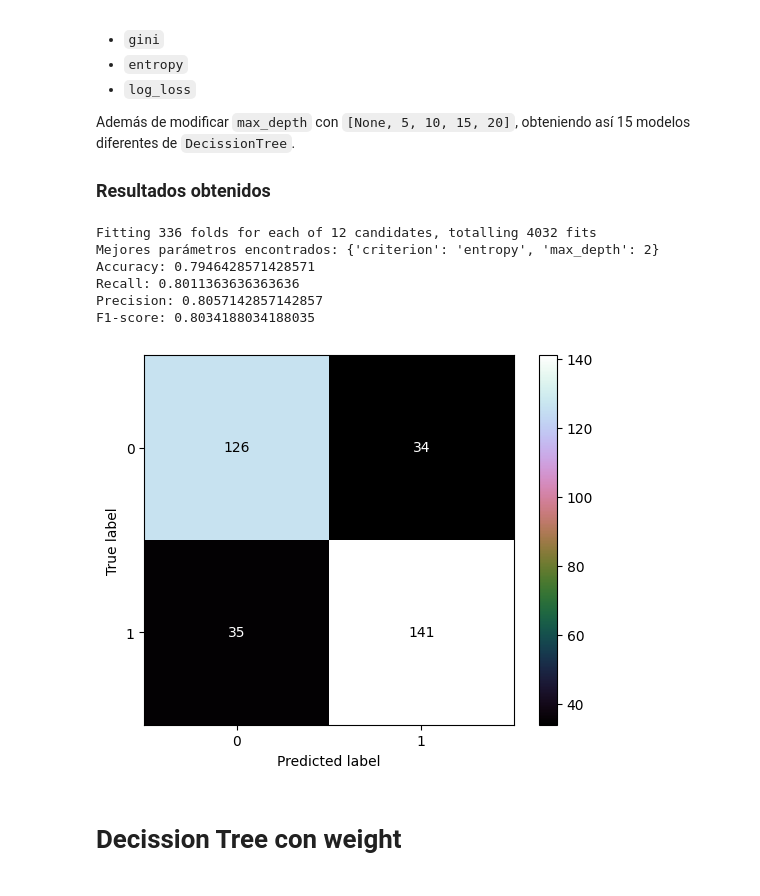
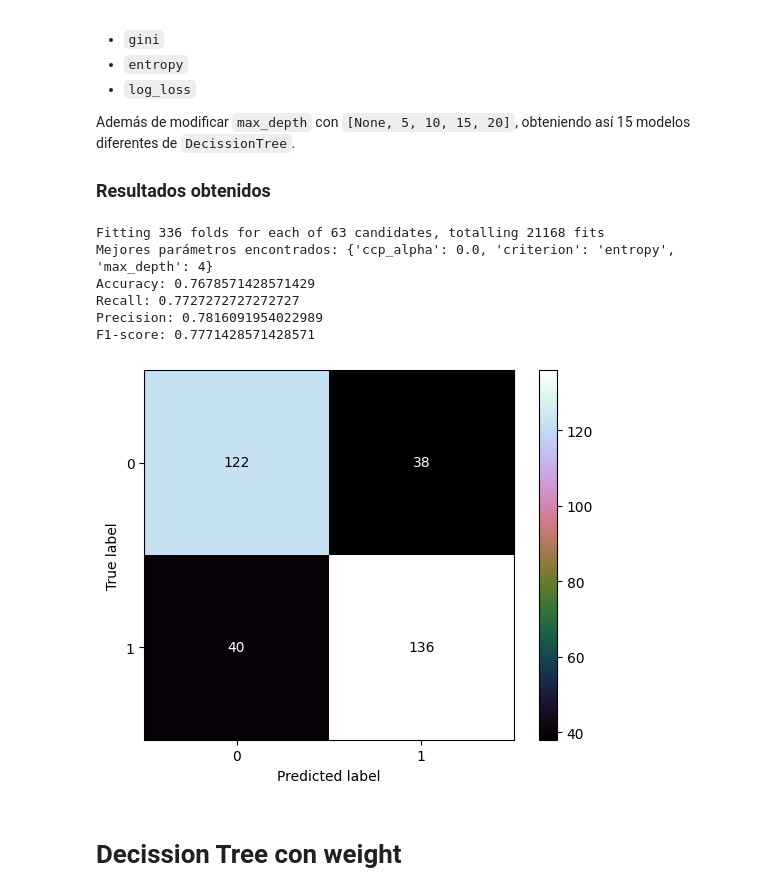
Before and after one commit to JaviDominn/TFG, a Jupyter notebook: Libreta Metodos - GS - Ferrit.ipynb, the cells around one changed output. Drawn from its saved outputs; the diff is of its cells as text; code cells hidden in the pictures.

```diff
--- a/Libreta Metodos - GS - Ferrit.ipynb
+++ b/Libreta Metodos - GS - Ferrit.ipynb
@@ -74,7 +74,8 @@ y = data[target]  # Definimos la columna objetivo
 # Definimos los hiperparámetros para GridSearch
 param_grid = {
     'criterion': ['gini', 'entropy', 'log_loss'],
-    'max_depth': [2, 3, 4, 5] # se ha probado con 6, 7, 8, 9, 10, 15, 20
+    'max_depth': [4, 5,7,10,15,20, None], # se ha probado con 6, 7, 8, 9, 10, 15, 20
+    'ccp_alpha': [0.0,0.5,0.7] # se ha probado con 0.05,0.1,0.2,0.3
 }
 
 # Configuración del modelo base
@@ -122,41 +123,41 @@ for train_index, test_index in LeaveOneOut().split(x):
 actual_combined = np.array(actual_values['binary'])  # Valores reales
 predicted_combined = np.array(predicted_values['binary'])  # Valores predichos
 
 # Calcular matriz de confusión
 cm = confusion_matrix(actual_combined, predicted_combined, labels=best_model.classes_)
 
 # Calcular métricas usando scikit-learn
 accuracy = accuracy_score(actual_combined, predicted_combined)
 recall = recall_score(actual_combined, predicted_combined, average='binary')  # Cambiar promedio según necesidad
 precision = precision_score(actual_combined, predicted_combined, average='binary')
 f_measure = f1_score(actual_combined, predicted_combined, average='binary')
 
 # Almacenamos las métricas calculadas
-results['DecisionTree'][f"Best Model - criterion: {best_params['criterion']}, max_depth: {best_params['max_depth']}, average: binary"] = {
+results['DecisionTree'][f"Best Model - criterion: {best_params['criterion']}, max_depth: {best_params['max_depth']}, ccp_alpha: {best_params['ccp_alpha']}, average: binary"] = {
     "accuracy": accuracy,
     "recall": recall,
     "precision": precision,
     "f_measure": f_measure
 }
 
 # Imprimir resultados
 print(f"Accuracy: {accuracy}")
 print(f"Recall: {recall}")
 print(f"Precision: {precision}")
 print(f"F1-score: {f_measure}")
 
 # Mostrar la matriz de confusión
 disp = ConfusionMatrixDisplay(confusion_matrix=cm, display_labels=best_model.classes_)
 disp.plot(cmap='cubehelix', values_format='d')
 plt.show()
 # %% [output]
-Fitting 336 folds for each of 12 candidates, totalling 4032 fits
-Mejores parámetros encontrados: {'criterion': 'entropy', 'max_depth': 2}
-Accuracy: 0.7946428571428571
-Recall: 0.8011363636363636
-Precision: 0.8057142857142857
-F1-score: 0.8034188034188035
+Fitting 336 folds for each of 63 candidates, totalling 21168 fits
+Mejores parámetros encontrados: {'ccp_alpha': 0.0, 'criterion': 'entropy', 'max_depth': 4}
+Accuracy: 0.7678571428571429
+Recall: 0.7727272727272727
+Precision: 0.7816091954022989
+F1-score: 0.7771428571428571
-[figure, old version]
+[figure, new version]
 # %% [markdown]
 # Decission Tree con weight
 # %%
```
Also changed, not shown: parts of 18 cells of this notebook, 1 other file.
